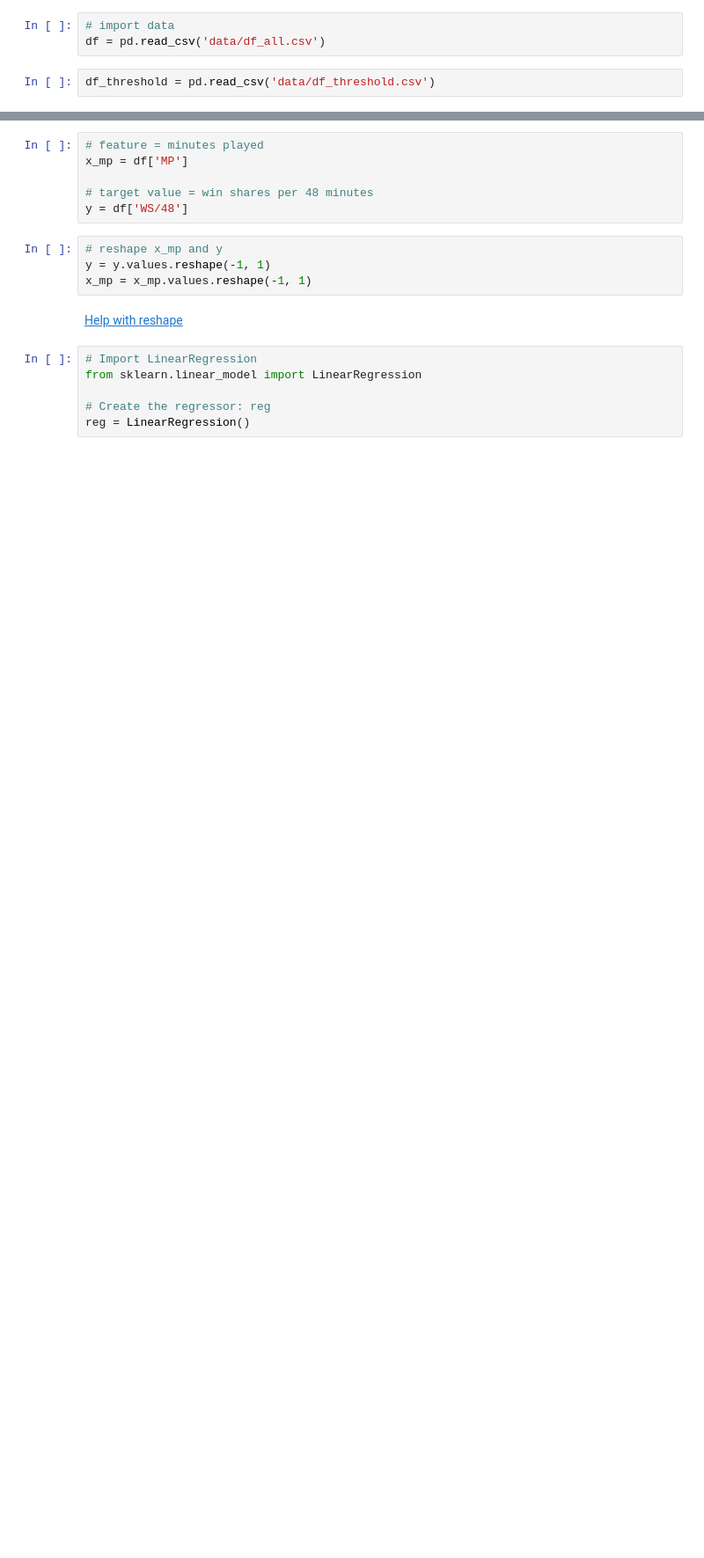
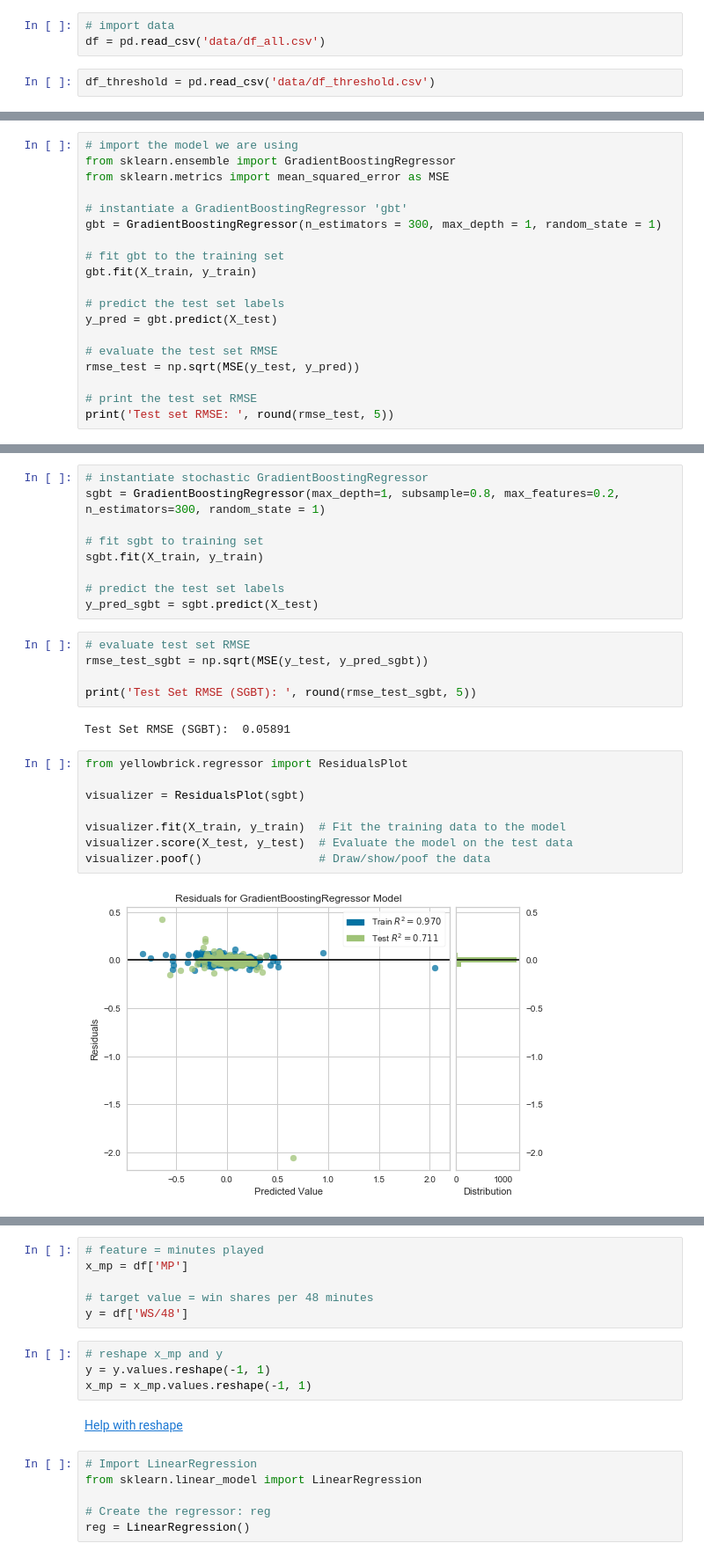
Before and after one commit to earny-joe/Springboard-DS-Portfolio, a Jupyter notebook: capstone_1/basketball/Individual_Player_Stats/Exploratory-ML.ipynb, the cells around one changed output, grey strips where cells are left out. Shown: that part at 88% size. Saved outputs shown, nothing was run; the diff lists cells and outputs as text; blank space fills up the shorter version.

```diff
--- a/capstone_1/basketball/Individual_Player_Stats/Exploratory-ML.ipynb
+++ b/capstone_1/basketball/Individual_Player_Stats/Exploratory-ML.ipynb
@@ -13,0 +234,19 @@ df_threshold = pd.read_csv('data/df_threshold.csv')
+# %%
+# import the model we are using
+from sklearn.ensemble import GradientBoostingRegressor
+from sklearn.metrics import mean_squared_error as MSE
+
+# instantiate a GradientBoostingRegressor 'gbt'
+gbt = GradientBoostingRegressor(n_estimators = 300, max_depth = 1, random_state = 1)
+
+# fit gbt to the training set
+gbt.fit(X_train, y_train)
+
+# predict the test set labels
+y_pred = gbt.predict(X_test)
+
+# evaluate the test set RMSE
+rmse_test = np.sqrt(MSE(y_test, y_pred))
+
+# print the test set RMSE
+print('Test set RMSE: ', round(rmse_test, 5))
@@ -14,2 +257,28 @@ df_threshold = pd.read_csv('data/df_threshold.csv')
+# %%
+# instantiate stochastic GradientBoostingRegressor
+sgbt = GradientBoostingRegressor(max_depth=1, subsample=0.8, max_features=0.2, n_estimators=300, random_state = 1)
+
+# fit sgbt to training set
+sgbt.fit(X_train, y_train)
+
+# predict the test set labels
+y_pred_sgbt = sgbt.predict(X_test)
+# %%
+# evaluate test set RMSE
+rmse_test_sgbt = np.sqrt(MSE(y_test, y_pred_sgbt))
+
+print('Test Set RMSE (SGBT): ', round(rmse_test_sgbt, 5))
+# %% [output]
+Test Set RMSE (SGBT):  0.05891
+# %%
+from yellowbrick.regressor import ResidualsPlot
+
+visualizer = ResidualsPlot(sgbt)
+
+visualizer.fit(X_train, y_train)  # Fit the training data to the model
+visualizer.score(X_test, y_test)  # Evaluate the model on the test data
+visualizer.poof()                 # Draw/show/poof the data
+# %% [output]
+[figure, added]
 # %%
 df.head(3)
```
Also changed, not shown: parts of 69 cells of this notebook.
